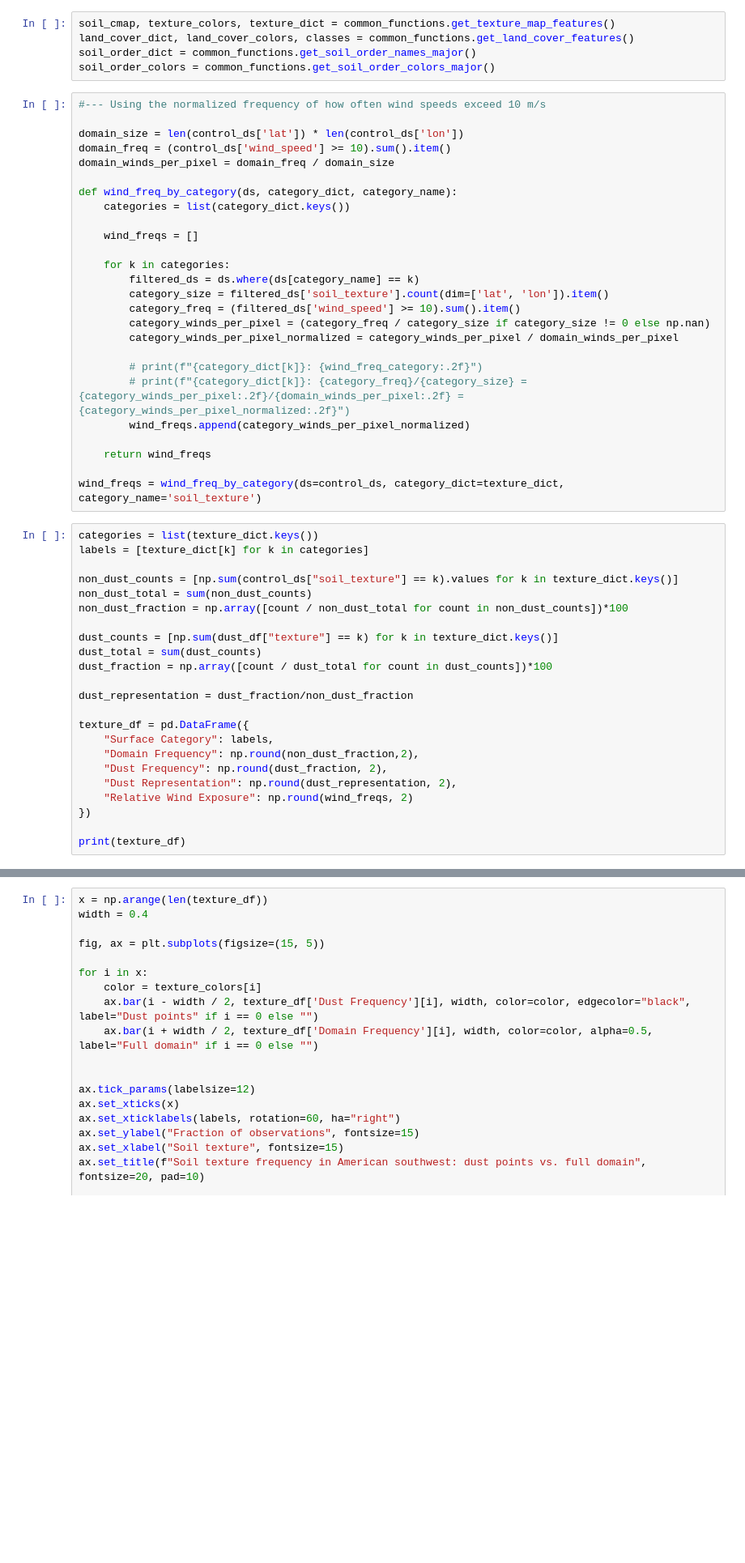
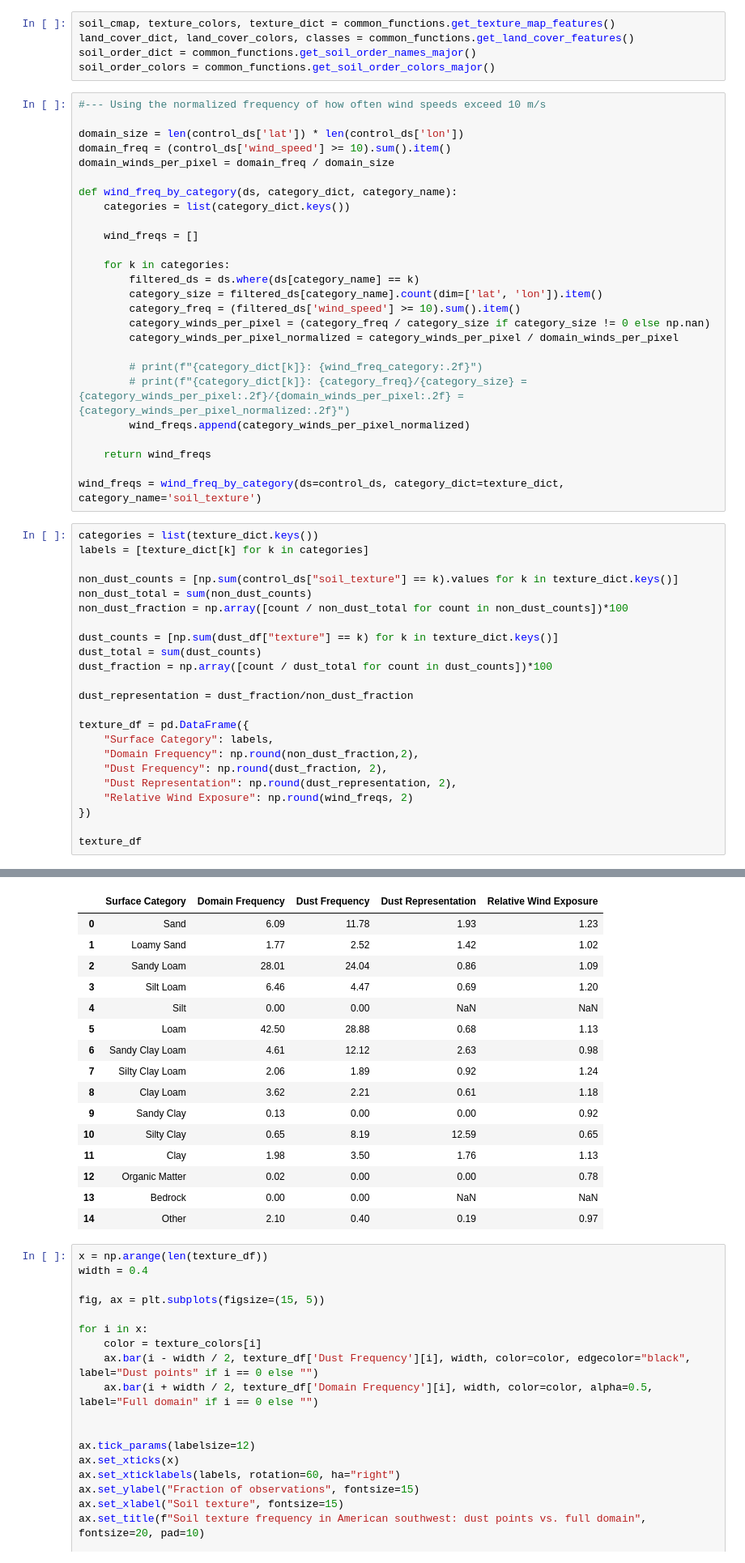
Before and after one commit to jesseturner/WLDAS_Analysis, a Jupyter notebook: ANALYSIS_bar_charts.ipynb, the cells around one changed output, grey strips where cells are left out. Shown at 81% size. Saved outputs shown, nothing was run; the diff lists cells and outputs as text; blank space fills up the shorter version.

Commit message:
Attempting to add wind speeds to combo dataframe

```diff
--- a/ANALYSIS_bar_charts.ipynb
+++ b/ANALYSIS_bar_charts.ipynb
@@ -35,7 +35,7 @@ def wind_freq_by_category(ds, category_dict, category_name):
 
     for k in categories:
         filtered_ds = ds.where(ds[category_name] == k)
-        category_size = filtered_ds['soil_texture'].count(dim=['lat', 'lon']).item()
+        category_size = filtered_ds[category_name].count(dim=['lat', 'lon']).item()
         category_freq = (filtered_ds['wind_speed'] >= 10).sum().item()
         category_winds_per_pixel = (category_freq / category_size if category_size != 0 else np.nan)
         category_winds_per_pixel_normalized = category_winds_per_pixel / domain_winds_per_pixel
@@ -69,5 +69,5 @@ texture_df = pd.DataFrame({
     "Relative Wind Exposure": np.round(wind_freqs, 2)
 })
 
-print(texture_df)
+texture_df
 # %% [output]
@@ -91,3 +74,19 @@ print(texture_df)
+|  | Surface Category | Domain Frequency | Dust Frequency | Dust Representation | Relative Wind Exposure |
+| 0 | Sand | 6.09 | 11.78 | 1.93 | 1.23 |
+| 1 | Loamy Sand | 1.77 | 2.52 | 1.42 | 1.02 |
+| 2 | Sandy Loam | 28.01 | 24.04 | 0.86 | 1.09 |
+| 3 | Silt Loam | 6.46 | 4.47 | 0.69 | 1.20 |
+| 4 | Silt | 0.00 | 0.00 | NaN | NaN |
+| 5 | Loam | 42.50 | 28.88 | 0.68 | 1.13 |
+| 6 | Sandy Clay Loam | 4.61 | 12.12 | 2.63 | 0.98 |
+| 7 | Silty Clay Loam | 2.06 | 1.89 | 0.92 | 1.24 |
+| 8 | Clay Loam | 3.62 | 2.21 | 0.61 | 1.18 |
+| 9 | Sandy Clay | 0.13 | 0.00 | 0.00 | 0.92 |
+| 10 | Silty Clay | 0.65 | 8.19 | 12.59 | 0.65 |
+| 11 | Clay | 1.98 | 3.50 | 1.76 | 1.13 |
+| 12 | Organic Matter | 0.02 | 0.00 | 0.00 | 0.78 |
+| 13 | Bedrock | 0.00 | 0.00 | NaN | NaN |
+| 14 | Other | 2.10 | 0.40 | 0.19 | 0.97 |
 # %%
 x = np.arange(len(texture_df))
 width = 0.4
```
Also changed, not shown: parts of 4 cells of this notebook, 1 other file.
